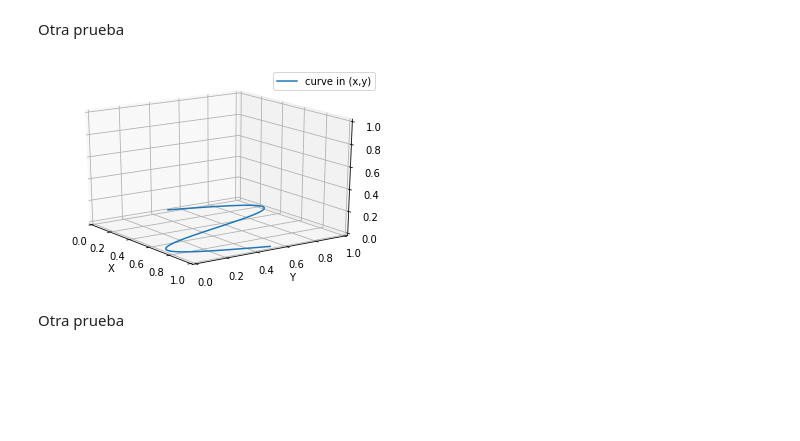
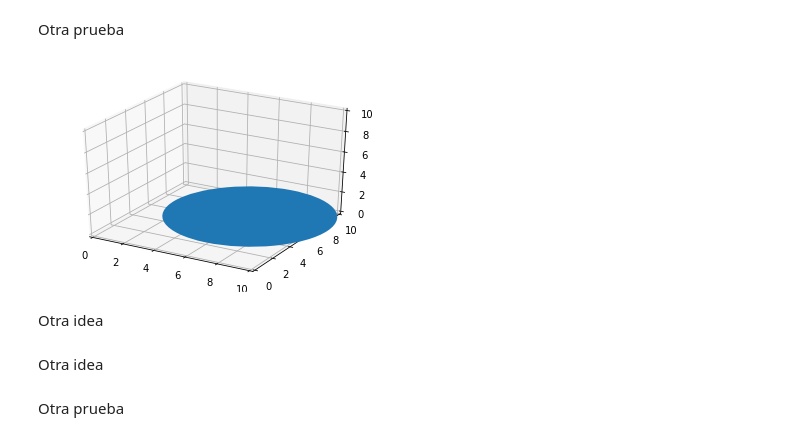
Before and after one commit to fmezacr/Solar_Data12019, a Jupyter notebook: Noviembre/2019/Ideas.ipynb, the cells around one changed output. Cells and saved outputs as stored; diff of their text form; code cells hidden in the pictures; blank space fills up the shorter version.

```diff
--- a/Noviembre/2019/Ideas.ipynb
+++ b/Noviembre/2019/Ideas.ipynb
@@ -187,33 +230,31 @@ plt.show()
 # %% [markdown]
 Otra prueba
-# %%
-# This import registers the 3D projection, but is otherwise unused.
-from mpl_toolkits.mplot3d import Axes3D  # noqa: F401 unused import
-
-import numpy as np
-import matplotlib.pyplot as plt
-
-fig = plt.figure()
-ax = fig.gca(projection='3d')
-
-# Plot a sin curve using the x and y axes.
-x = np.linspace(0, 1, 100)
-y = np.sin(x * 2 * np.pi) / 2 + 0.5
-ax.plot(x, y, zs=0, zdir='z', label='curve in (x,y)')
-
-# Make legend, set axes limits and labels
-ax.legend()
-ax.set_xlim(0, 1)
-ax.set_ylim(0, 1)
-ax.set_zlim(0, 1)
-ax.set_xlabel('X')
-ax.set_ylabel('Y')
-ax.set_zlabel('Z')
-
-# Customize the view angle so it's easier to see that the scatter points lie
-# on the plane y=0
-ax.view_init(elev=20., azim=-35)
-
-plt.show()
-# %% [output]
-[figure, removed]
+# %%
+import numpy as np
+import matplotlib.pyplot as plt
+from matplotlib.patches import Circle, PathPatch
+from matplotlib.text import TextPath
+from matplotlib.transforms import Affine2D
+# This import registers the 3D projection, but is otherwise unused.
+from mpl_toolkits.mplot3d import Axes3D  # noqa: F401 unused import
+import mpl_toolkits.mplot3d.art3d as art3d
+
+fig = plt.figure()
+ax = fig.add_subplot(111, projection='3d')
+
+# Draw a circle on the x=0 'wall'
+p = Circle((6, 7), 5)
+ax.add_patch(p)
+art3d.pathpatch_2d_to_3d(p, z=0, zdir="z")
+
+ax.set_xlim(0, 10)
+ax.set_ylim(0, 10)
+ax.set_zlim(0, 10)
+
+plt.show()
+
+#si se  puede delimitar y centrar un circulo
+# %% [output]
+[figure, added]
+# %% [markdown]
+Otra idea
@@ -219,0 +281,2 @@ plt.show()
+# %% [markdown]
+Otra idea
```
Also changed, not shown: parts of 12 cells of this notebook, 2 other files.
